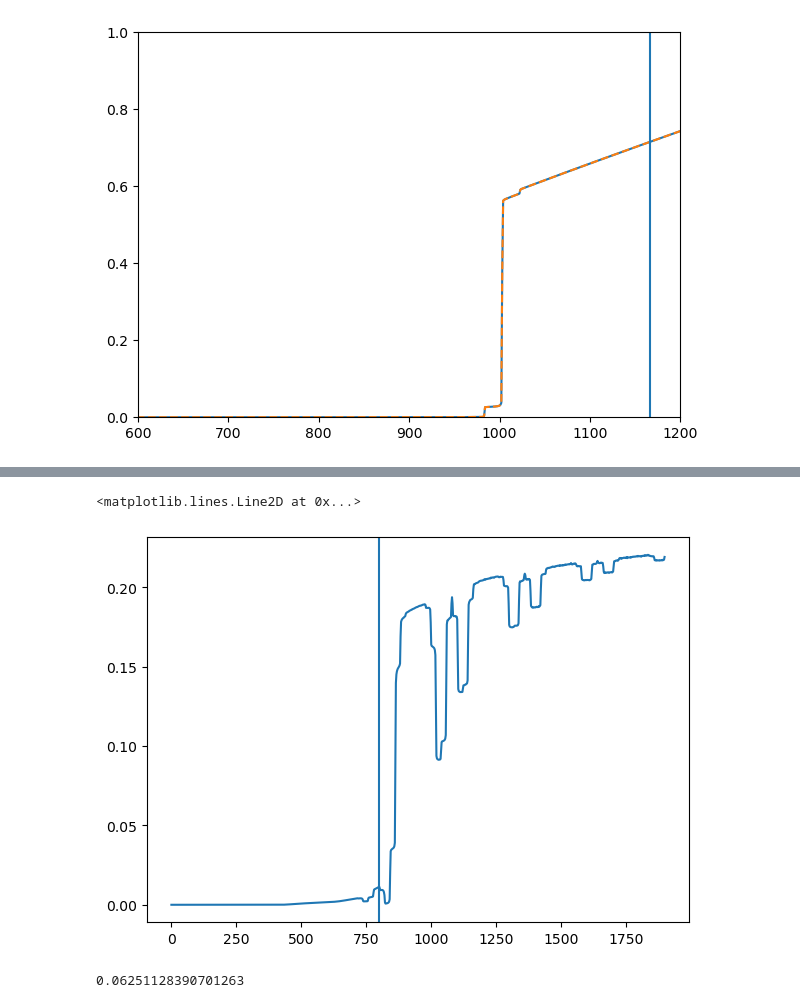
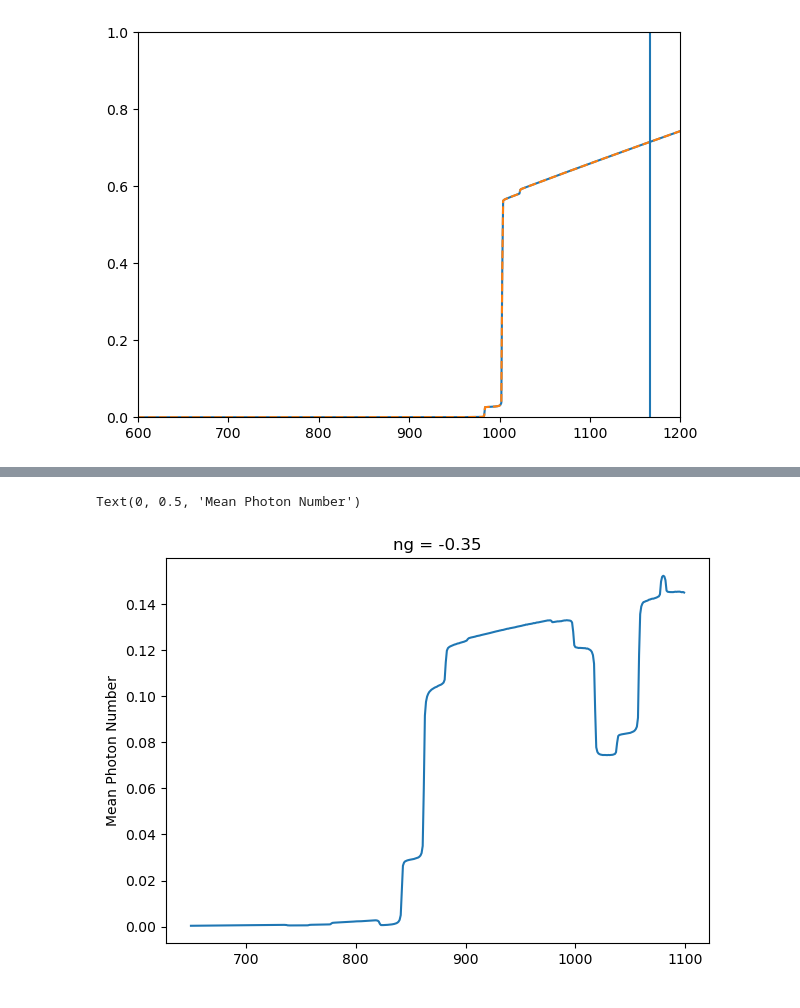
Before and after one commit to OgisT/RateEquations, a Jupyter notebook: RateEqs.ipynb, the cells around one changed output, grey strips where cells are left out. Cells and saved outputs as stored; diff of their text form; code cells hidden in the pictures.

```diff
--- a/RateEqs.ipynb
+++ b/RateEqs.ipynb
@@ -1617,9 +1279,9 @@ def Gmatfixedresoptnondiag(nph1, nph2, ne, ne2, nphotontrunc):
         if nph2 == nph1 - 1:
             return nph1* phlossrate
         if nph2 == nph - 2:
-            return nph1 * phlossrate / 2
-        if nph2 == nph - 3:
-            return nph1 * phlossrate / 3
+            return nph1 * phlossrate ** (1/2)
+        #if nph2 == nph - 3:
+            #return nph1 * phlossrate / 3
         else:
             return 0
     if ne2 - ne == 1:
@@ -1628,10 +1290,3 @@ def Gmatfixedresoptnondiag(nph1, nph2, ne, ne2, nphotontrunc):
         return Gpphopt(Ec, ne2, nph1, nph2, ng, v, κ1, κ2, R, f)
     else:
         return 0
-# %%
-ng = 0.3
-v = arange(0,1000, 1.2)
-plot(v, Gmatfixedresopt(4, 5, 0, 1, 10) - Gmatfixedresopt(4, 3, 0, 1, 10), label = '1 -> 2 - 1 -> 0')
-ng = 0.1
-plot(v, Gmatfixedresopt(4, 5, 0, 1, 10) - Gmatfixedresopt(4, 3, 0, 1, 10), label = '1 -> 2 - 1 -> 0')
-legend()
@@ -1643,5 +1295,5 @@ legend()
 # %%
-v = arange(750,1330,2, float)
+v = arange(650,1100,1, float)
 ntrunc = 10
 eltrunc = 6
 phstates = arange(ntrunc+1)
@@ -1653,18 +1305,19 @@ svec = zeros(len(elstates)*len(phstates))
 ϵ = 1e-3
 svec[0] = ϵ
 f = 4.811e9
-κ1 = 0.6
-κ2 = 0.4
+κ1 = 0.5
+κ2 = 0.5
 R=700e3
 #ng = 0
-nglist = [0.4]
+nglist = linspace(-0.8,0.8, 200)
 Ec=70
 meanphmap = zeros((len(nglist), len(v)))
+pnmmap = zeros((len(nglist), len(v), len(phstates), len(elstates)))
 # %%
 %%time
 for ngi, ng in enumerate(nglist):
     Gmatfr = zeros((len(v), len(elstates), len(elstates),len(phstates), len(phstates)))
-    Gtotaltry = zeros((len(v),len(elstates)*len(phstates),len(elstates)*len(phstates)))
+    Gtotal = zeros((len(v),len(elstates)*len(phstates),len(elstates)*len(phstates)))
     for ph1 in phstates:
         for ph2 in phstates:
             for i , eli in enumerate(elstates):
@@ -1672,13 +1325,14 @@ for ngi, ng in enumerate(nglist):
                     Gmatfr[:, i, j, ph1, ph2] = Gmatfixedresoptnondiag(ph1, ph2, eli, elj, ntrunc)
     for i1 in range(ntrunc+1):
         for i2 in range(ntrunc+1):
-            Gtotaltry[:,i2*len(elstates):(i2+1)*len(elstates),i1*len(elstates):(i1+1)*len(elstates)] = Gmatfr[:,:,:,i1,i2]
+            Gtotal[:,i2*len(elstates):(i2+1)*len(elstates),i1*len(elstates):(i1+1)*len(elstates)] = Gmatfr[:,:,:,i1,i2]
     #for kk in range(len(v)):
-    for i in range(Gtotaltry.shape[2]):
-        Gtotaltry[:,i,i] = -sum(Gtotaltry[:,:,i], axis = 1)
+    for i in range(Gtotal.shape[2]):
+        Gtotal[:,i,i] = -sum(Gtotal[:,:,i], axis = 1)
     probn = zeros((len(v),len(elstates)*len(phstates)))
     for i in range(len(v)):
-        probn[i,:] = linalg.solve(Gtotaltry[i] + ϵ*Σ, svec)
+        probn[i,:] = linalg.solve(Gtotal[i] + ϵ*Σ, svec)
         pnm = reshape(probn[i,:], (len(phstates),len(elstates)))
+        pnmmap[ngi, i, :, :] = pnm
         meanphmap[ngi, i] = mean(pnm.sum(1)*phstates)
 # %% [output]
@@ -1734,14 +1394,8 @@ Text(0, 0.5, 'Photon number')
 # %%
-meanphno = zeros_like(v)
-for i in range(len(v)):
-       pnm = reshape(probn[i,:], (len(phstates),len(elstates)))
-       meanphno[i] = mean(pnm.sum(1)*phstates)
-plot(v, meanphno)
-axvline(800+0*c.h*f/c.e*1e6)
+ngind = argmin(abs(nglist + 0.35))
+plot(v, meanphmap[ngind,:])
+title(f'ng = {nglist[ngind]:.2f}')
+ylabel('Mean Photon Number')
 # %% [output]
-<matplotlib.lines.Line2D at 0x...>
+Text(0, 0.5, 'Mean Photon Number')
-[figure, old version]
+[figure, new version]
-# %%
-mean(pnm.sum(1))
-# %% [output]
-0.06251128390701263
```
Also changed, not shown: parts of 66 cells of this notebook.
